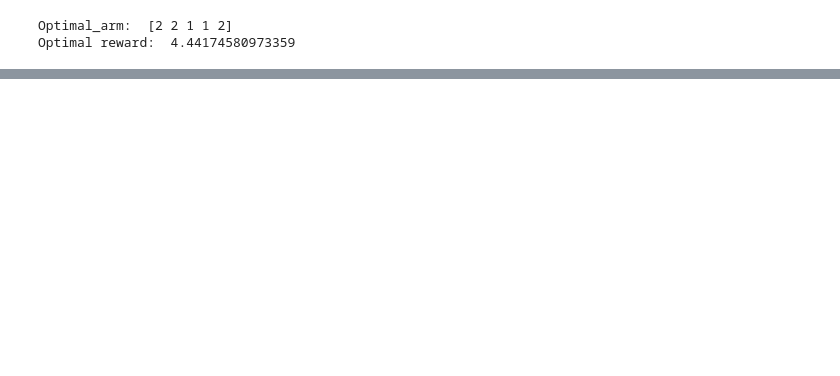
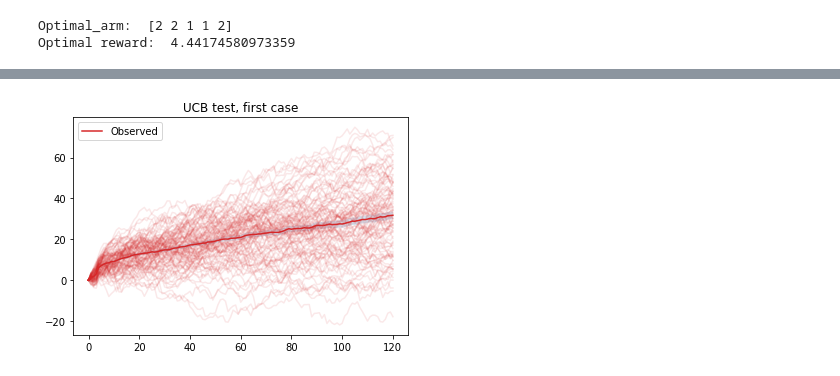
Before and after one commit to angiuf/OLA-Project, a Jupyter notebook: UCB_notebook.ipynb, the cells around one changed output, grey strips where cells are left out. Saved outputs shown, nothing was run; the diff lists cells and outputs as text; code cells hidden in the pictures; blank space fills up the shorter version.

```diff
--- a/UCB_notebook.ipynb
+++ b/UCB_notebook.ipynb
@@ -50,0 +63,6 @@ show_reward(instant_regret_obs, "UCB test, first case")
+# %%
+data = load_object("ucb1_data")
+# %%
+show_results(data.param[0], "UCB test, first case")
+# %% [output]
+[figure, added]
```
Also changed, not shown: parts of 8 cells of this notebook, 4 other files.
